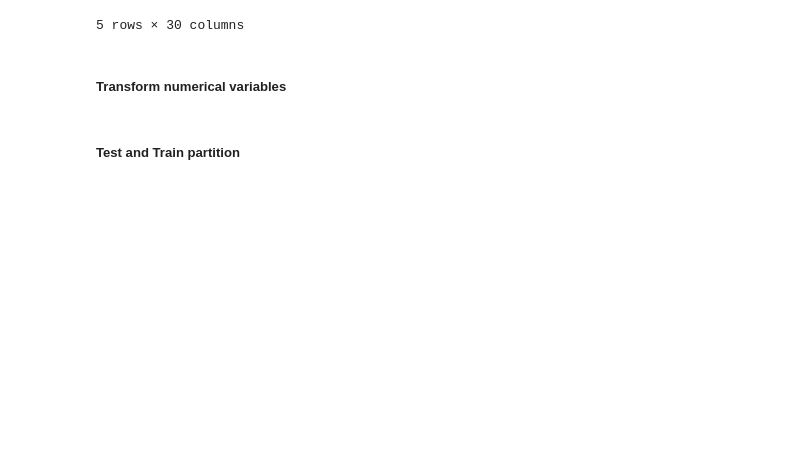
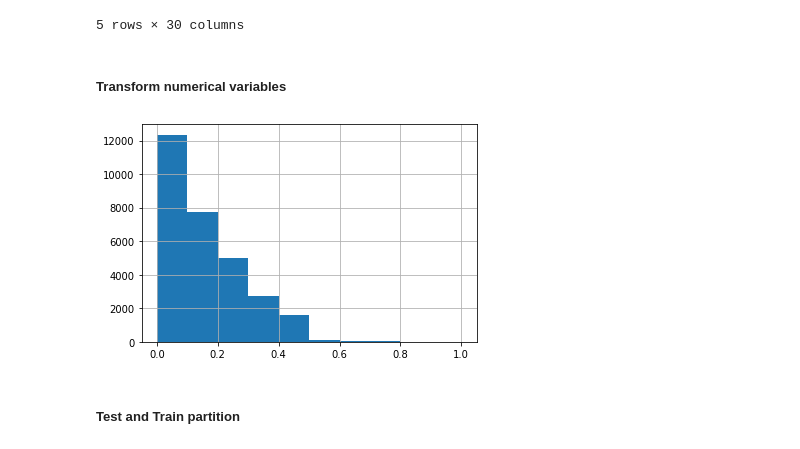
Before and after one commit to Bryan-Suelo/machine_learning, a Jupyter notebook: default_credit_card_clients/default_credit_card.ipynb, the cells around one changed output. Saved outputs shown, nothing was run; the diff lists cells and outputs as text; code cells hidden in the pictures; blank space fills up the shorter version.

```diff
--- a/default_credit_card_clients/default_credit_card.ipynb
+++ b/default_credit_card_clients/default_credit_card.ipynb
@@ -461,6 +478,11 @@ for i in range(1,7):
 for i in range(1,7):
     scaler = MinMaxScaler()
     cpr_df['PAY_' + str(i)] = scaler.fit_transform(cpr_df['PAY_' + str(i)].values.reshape(-1, 1))
+# %%
+cpr_df["LIMIT_BAL"].hist()
+plt.show()
+# %% [output]
+[figure, added]
 # %% [markdown]
 ##### Test and Train partition
 # %%
```
Also changed, not shown: parts of 9 cells of this notebook.
